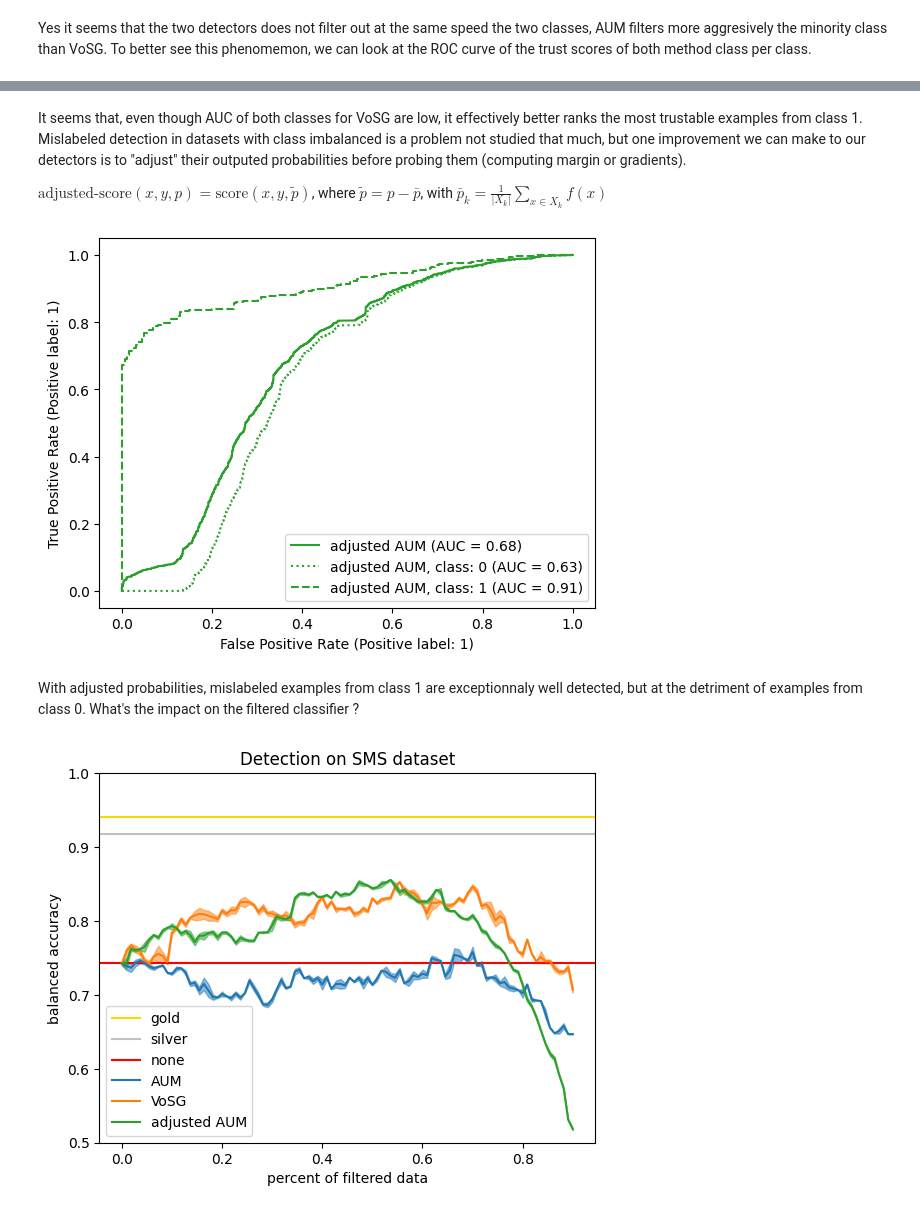
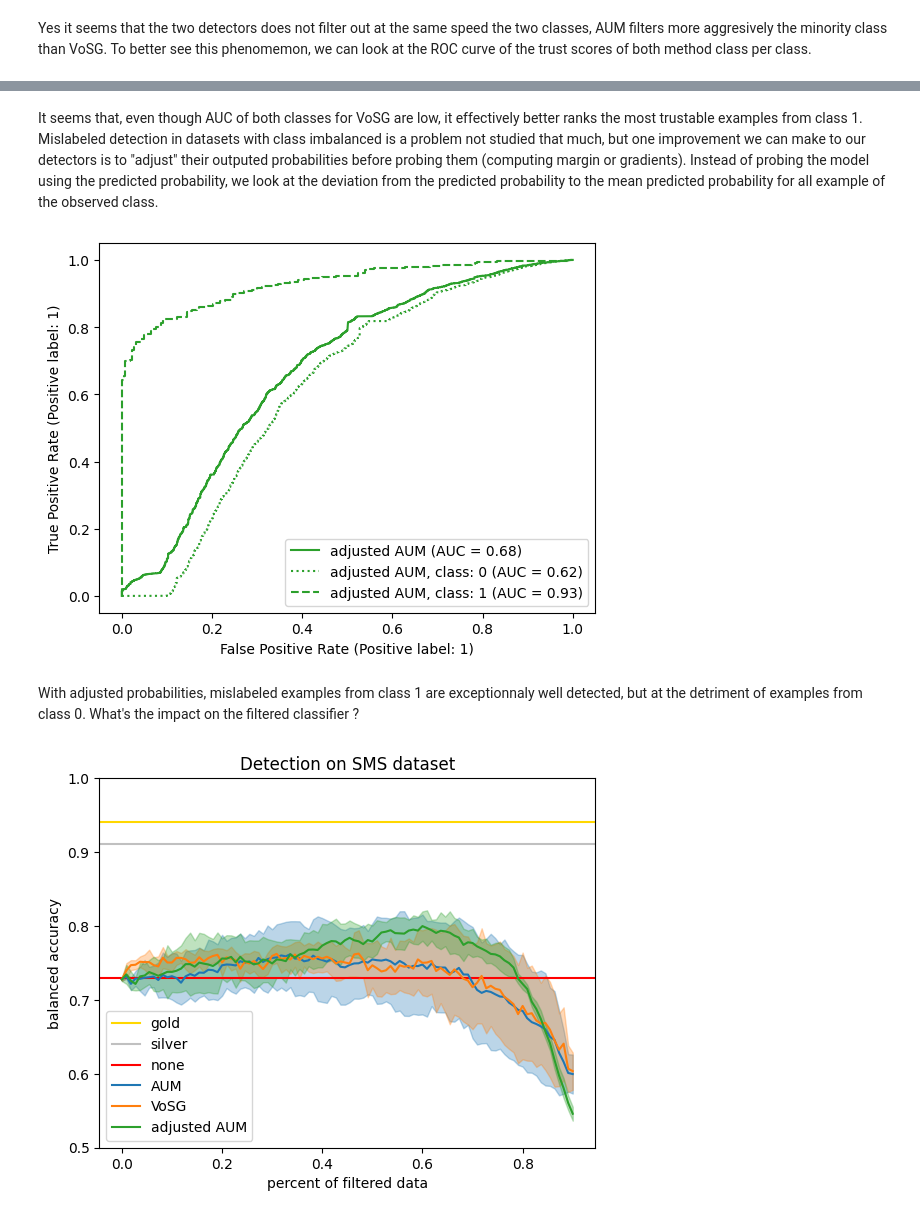
Before and after one commit to Orange-OpenSource/mislabeled, a Jupyter notebook: examples/plot_sms.ipynb, the cells around one changed output, grey strips where cells are left out. Drawn from its saved outputs; the diff is of its cells as text; code cells hidden in the pictures.

Commit message:
recompute new trust scores for every run

```diff
--- a/examples/plot_sms.ipynb
+++ b/examples/plot_sms.ipynb
@@ -149,16 +149,21 @@ from sklearn.metrics import balanced_accuracy_score
 n_runs = 5
 n_splits = 100
 splits = np.linspace(0, 0.9, num=n_splits)
-scores = np.empty((n_runs, n_splits))
+aum_scores = np.empty((n_runs, n_splits))
 
 for i in range(n_runs):
+    classifier.set_params(random_state=seed + i)
+    aum = AreaUnderMargin(classifier)
+    with warnings.catch_warnings():
+        warnings.filterwarnings("ignore", category=ConvergenceWarning)
+        aum_trust_scores = aum.trust_score(X, y_noisy)
     for j, split in enumerate(splits):
         classifier.set_params(random_state=seed + i * n_splits + j)
         filtered = aum_trust_scores >= np.quantile(aum_trust_scores, split)
         with warnings.catch_warnings():
             warnings.filterwarnings("ignore", category=ConvergenceWarning)
             classifier.fit(X[filtered], y_noisy[filtered])
-        scores[i, j] = balanced_accuracy_score(y_test, classifier.predict(X_test))
+        aum_scores[i, j] = balanced_accuracy_score(y_test, classifier.predict(X_test))
 # %% [markdown]
 Let's compute some baselines:
 * gold : train dataset with ground truth labels
@@ -225,34 +230,35 @@ Oh the AUC for VoSG is way worse than AUM, quite close to random. But does the f
 vosg_scores = np.empty((n_runs, n_splits))
 
 for i in range(n_runs):
+    classifier.set_params(random_state=seed + i)
+    vosg = LinearVoSG(classifier)
+    with warnings.catch_warnings():
+        warnings.filterwarnings("ignore", category=ConvergenceWarning)
+        vosg_trust_scores = vosg.trust_score(X, y_noisy)
     for j, split in enumerate(splits):
         classifier.set_params(random_state=seed + i * n_splits + j)
-        filtered = vosg_trust_scores >= np.quantile(
-            vosg_trust_scores, split
-        )
+        filtered = vosg_trust_scores >= np.quantile(vosg_trust_scores, split)
         with warnings.catch_warnings():
             warnings.filterwarnings("ignore", category=ConvergenceWarning)
             classifier.fit(X[filtered], y_noisy[filtered])
-        vosg_scores[i, j] = balanced_accuracy_score(
-            y_test, classifier.predict(X_test)
-        )
+        vosg_scores[i, j] = balanced_accuracy_score(y_test, classifier.predict(X_test))
 
 plt.axhline(np.mean(gold), color="gold", label="gold")
 plt.axhline(np.mean(silver), color="silver", label="silver")
 plt.axhline(np.mean(none), color="red", label="none")
-plt.plot(splits, np.mean(scores, axis=0), label="AUM")
+plt.plot(splits, np.mean(aum_scores, axis=0), label="AUM")
 plt.fill_between(
     splits,
-    np.mean(scores, axis=0) + np.std(scores, axis=0),
-    np.mean(scores, axis=0) - np.std(scores, axis=0),
-    alpha=0.5,
+    np.mean(aum_scores, axis=0) + np.std(aum_scores, axis=0),
+    np.mean(aum_scores, axis=0) - np.std(aum_scores, axis=0),
+    alpha=0.3,
 )
 plt.plot(splits, np.mean(vosg_scores, axis=0), label="VoSG")
 plt.fill_between(
     splits,
     np.mean(vosg_scores, axis=0) + np.std(vosg_scores, axis=0),
     np.mean(vosg_scores, axis=0) - np.std(vosg_scores, axis=0),
-    alpha=0.5,
+    alpha=0.3,
 )
 plt.xlabel("percent of filtered data")
 plt.ylabel("balanced accuracy")
@@ -314,7 +320,5 @@ plt.show()
 # %% [markdown]
-It seems that, even though AUC of both classes for VoSG are low, it effectively better ranks the most trustable examples from class 1. Mislabeled detection in datasets with class imbalanced is a problem not studied that much, but one improvement we can make to our detectors is to "adjust" their outputed probabilities before probing them (computing margin or gradients).
-
-$\text{adjusted-score}(x, y, p) = \text{score}(x, y, \tilde{p})$, where $\tilde{p} = p - \bar{p}$, with $\bar{p}_k = \frac{1}{|X_k|}\sum_{x\in X_k}f(x)$
+It seems that, even though AUC of both classes for VoSG are low, it effectively better ranks the most trustable examples from class 1. Mislabeled detection in datasets with class imbalanced is a problem not studied that much, but one improvement we can make to our detectors is to "adjust" their outputed probabilities before probing them (computing margin or gradients). Instead of probing the model using the predicted probability, we look at the deviation from the predicted probability to the mean predicted probability for all example of the observed class.
 # %%
 from mislabeled.detect import ModelBasedDetector
 from mislabeled.ensemble import ProgressiveEnsemble
@@ -330,7 +334,11 @@ with warnings.catch_warnings():
 fig, ax = plt.subplots()
 
 RocCurveDisplay.from_predictions(
-    y == y_noisy, adjusted_aum_trust_scores, color="tab:green", name="adjusted AUM", ax=ax
+    y == y_noisy,
+    adjusted_aum_trust_scores,
+    color="tab:green",
+    name="adjusted AUM",
+    ax=ax,
 )
 for ls, c in zip([":", "--"], np.unique(y)):
     RocCurveDisplay.from_predictions(
@@ -344,13 +352,21 @@ for ls, c in zip([":", "--"], np.unique(y)):
 
 plt.show()
 # %% [output]
-[figure, old version]
+[figure, new version]
 # %% [markdown]
 With adjusted probabilities, mislabeled examples from class 1 are exceptionnaly well detected, but at the detriment of examples from class 0. What's the impact on the filtered classifier ?
 # %%
 adjusted_aum_scores = np.empty((n_runs, n_splits))
 
 for i in range(n_runs):
+    classifier.set_params(random_state=seed + i)
+    adjusted_aum = ModelBasedDetector(
+        classifier, ProgressiveEnsemble(), "adjusted_soft_margin", "sum"
+    )
+
+    with warnings.catch_warnings():
+        warnings.filterwarnings("ignore", category=ConvergenceWarning)
+        adjusted_aum_trust_scores = adjusted_aum.trust_score(X, y_noisy)
     for j, split in enumerate(splits):
         classifier.set_params(random_state=seed + i * n_splits + j)
         filtered = adjusted_aum_trust_scores >= np.quantile(
@@ -358,33 +374,33 @@ for i in range(n_runs):
         )
         with warnings.catch_warnings():
             warnings.filterwarnings("ignore", category=ConvergenceWarning)
             classifier.fit(X[filtered], y_noisy[filtered])
         adjusted_aum_scores[i, j] = balanced_accuracy_score(
             y_test, classifier.predict(X_test)
         )
 
 plt.axhline(np.mean(gold), color="gold", label="gold")
 plt.axhline(np.mean(silver), color="silver", label="silver")
 plt.axhline(np.mean(none), color="red", label="none")
 for s, l, c in [
-    (scores, "AUM", "blue"),
+    (aum_scores, "AUM", "blue"),
     (vosg_scores, "VoSG", "orange"),
     (adjusted_aum_scores, "adjusted AUM", "green"),
 ]:
     plt.plot(splits, np.mean(s, axis=0), label=l, color=f"tab:{c}")
     plt.fill_between(
         splits,
         np.mean(s, axis=0) + np.std(s, axis=0),
         np.mean(s, axis=0) - np.std(s, axis=0),
-        alpha=0.5,
+        alpha=0.3,
         color=f"tab:{c}",
     )
 
 plt.xlabel("percent of filtered data")
 plt.ylabel("balanced accuracy")
 plt.title("Detection on SMS dataset")
 plt.legend()
 plt.ylim((0.5, 1.0))
 plt.show()
 # %% [output]
-[figure, old version]
+[figure, new version]
```
Also changed, not shown: parts of 15 cells of this notebook.
